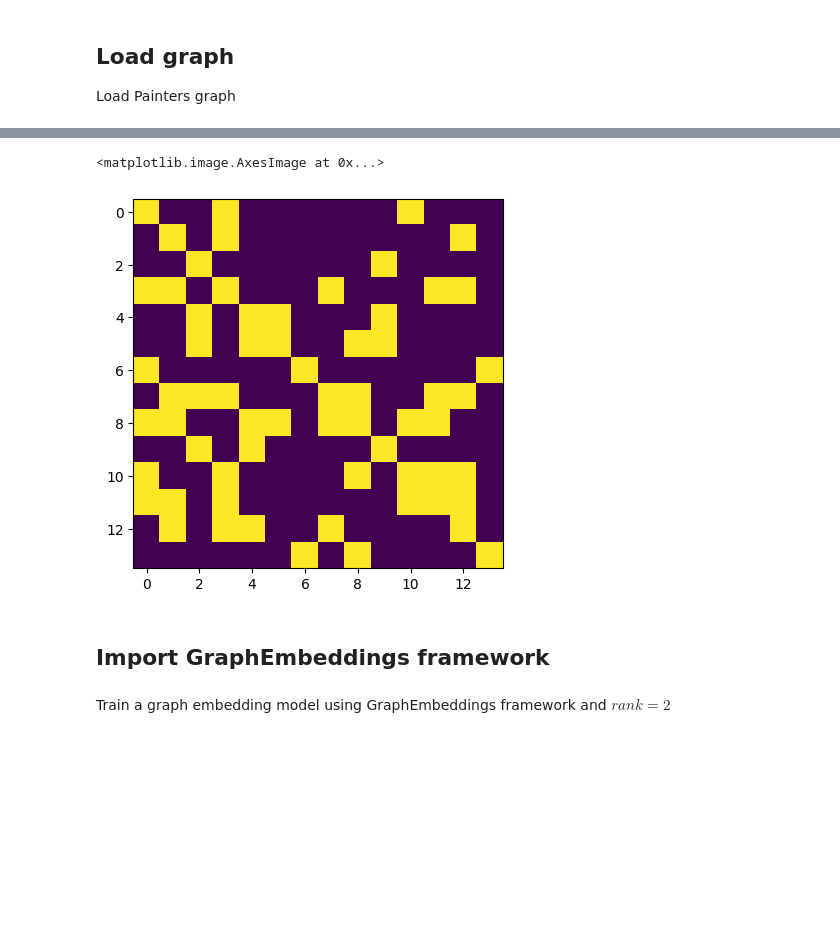
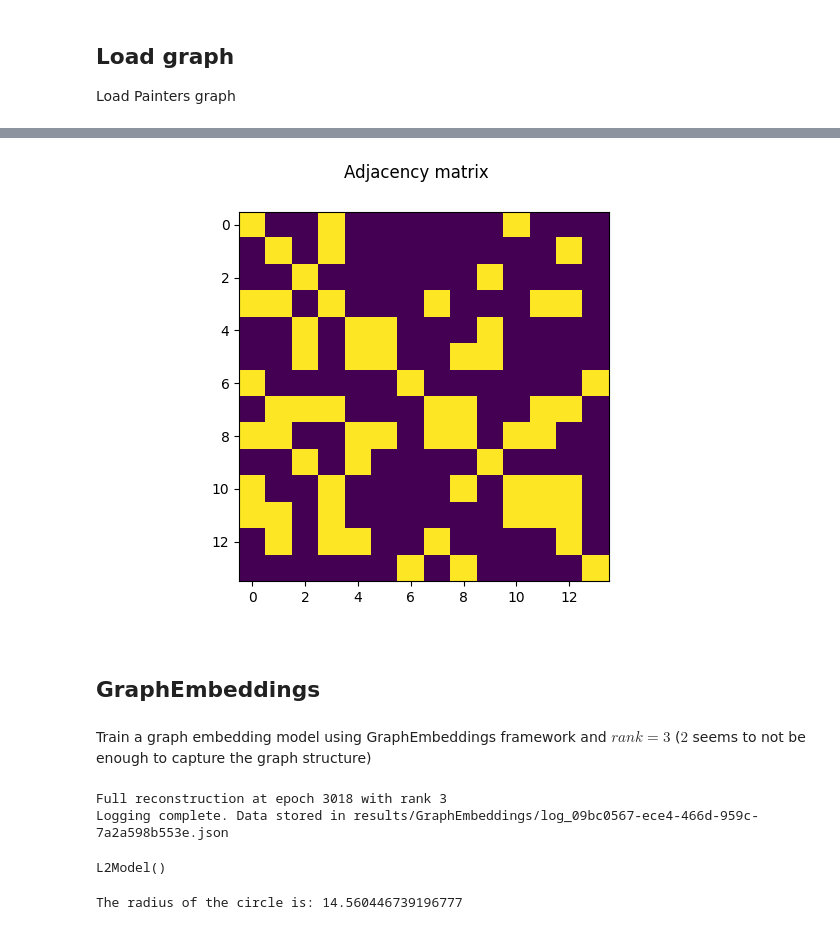
Before and after one commit to AndreasLF/HowLowCanYouGo, a Jupyter notebook: notebooks/Embeddings.ipynb, the cells around one changed output, grey strips where cells are left out. Saved outputs shown, nothing was run; the diff lists cells and outputs as text; code cells hidden in the pictures; blank space fills up the shorter version.

```diff
--- a/notebooks/Embeddings.ipynb
+++ b/notebooks/Embeddings.ipynb
@@ -22,12 +94,13 @@ SVG(image)
 # %%
+plt.close()
 # convert adjacency matrix to tensor
 adj = torch.tensor(adjacency.todense(), dtype=torch.float32)
 adj = adj + torch.eye(adj.shape[0])
 #
-
 plt.imshow(adj.detach())
+plt.suptitle('Adjacency matrix')
+plt.show()
 # %% [output]
-<matplotlib.image.AxesImage at 0x...>
-[figure, old version]
+[figure, new version]
 # %% [markdown]
-## Import GraphEmbeddings framework
+## GraphEmbeddings
@@ -39,2 +107,33 @@ from graph_embeddings.utils.logger import JSONLogger
 # %% [markdown]
-Train a graph embedding model using GraphEmbeddings framework and $rank = 2$
+Train a graph embedding model using GraphEmbeddings framework and $rank = 3$ ($2$ seems to not be enough to capture the graph structure)
+# %%
+device = torch.device('cuda' if torch.cuda.is_available() else 'cpu')
+
+
+# Train model
+loss_fn = L2_loss
+learning_rate = 1e-2
+num_epochs = 10000
+rank = 3
+
+# Initialize the trainer
+trainer = Trainer(adj=adj, model_class=L2Model, loss_fn=loss_fn, model_init='random',
+                  threshold=10e-5, num_epochs=num_epochs, save_ckpt='results/model.pt', optim_type='adam', # 'lbfgs', 'adam', 'sgd
+                  device=device, loggers=[JSONLogger])#, wandb])
+
+
+save_path = f'/Users/alf/Repos/GraphEmbeddings/results/models/model_paintings_rank{rank}.pt'
+trainer.train(rank = rank, lr=learning_rate, save_path=save_path)
+# %% [output]
+Full reconstruction at epoch 3018 with rank 3
+Logging complete. Data stored in results/GraphEmbeddings/log_09bc0567-ece4-466d-959c-7a2a598b553e.json
+L2Model()
+# %%
+# load saved model
+path = f'/Users/alf/Repos/GraphEmbeddings/results/models/model_paintings_rank{rank}_FR.pt'
+X,Y, beta = torch.load(path)
+X, Y, beta = X.detach(), Y.detach(), beta.detach()
+
+print(f"The radius of the circle is: {beta.item()}")
+# %% [output]
+The radius of the circle is: 14.560446739196777
```
Also changed, not shown: parts of 35 cells of this notebook.
